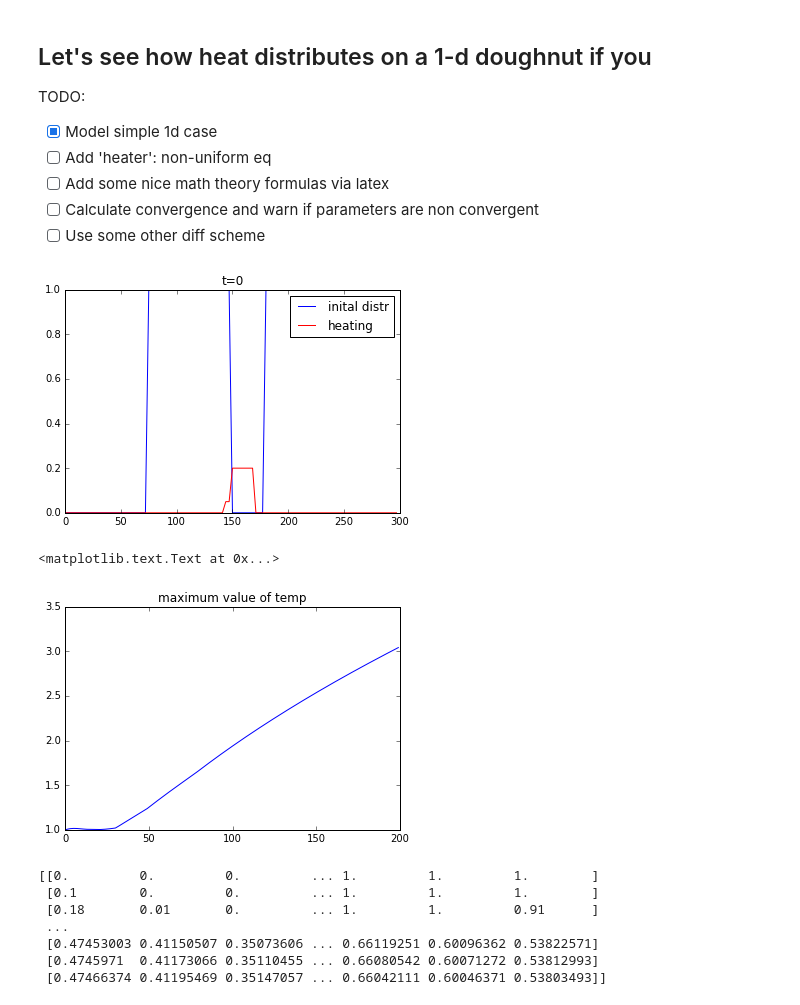
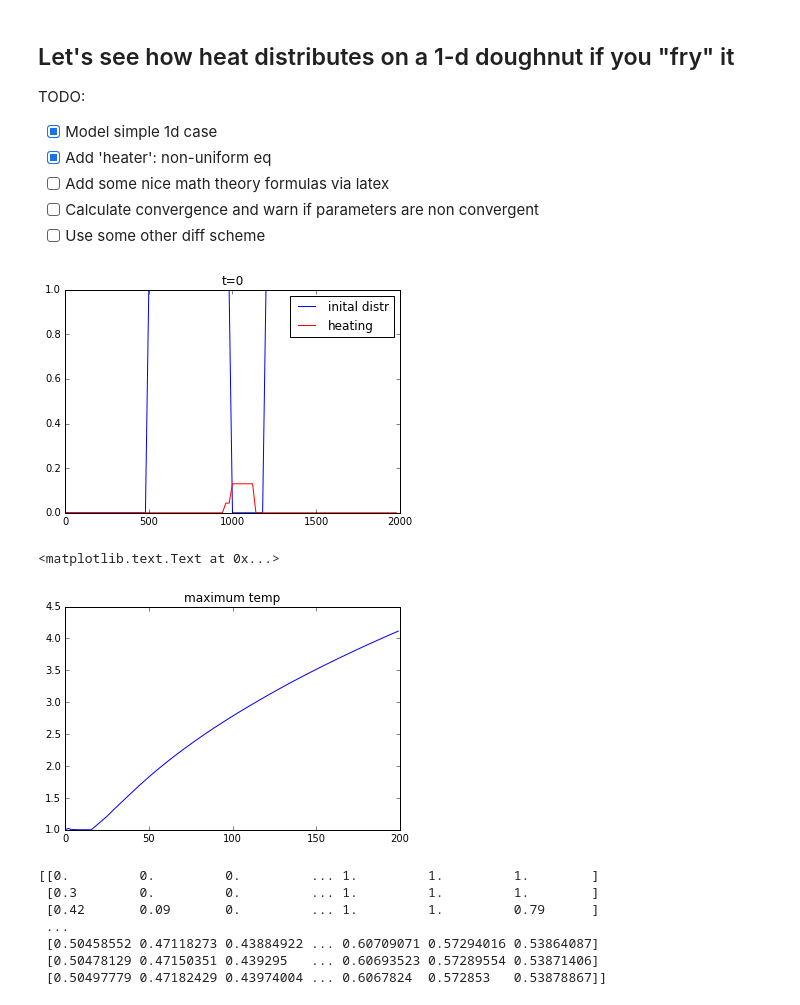
Before and after one commit to DaniloZZZ/Ideas-Fun, a Jupyter notebook: python/Diff_1d.ipynb, the cells around one changed output. Cells and saved outputs as stored; diff of their text form; code cells hidden in the pictures.

```diff
--- a/python/Diff_1d.ipynb
+++ b/python/Diff_1d.ipynb
@@ -2,10 +2,10 @@
 import numpy as np
 import matplotlib.pyplot as plt
 # %% [markdown]
-## Let's see how heat distributes on a 1-d doughnut if you
+## Let's see how heat distributes on a 1-d doughnut if you "fry" it
 TODO:
 - [x] Model simple 1d case
-- [ ] Add 'heater': non-uniform eq
+- [x] Add 'heater': non-uniform eq
 - [ ] Add some nice math theory formulas via latex
 - [ ] Calculate convergence and warn if parameters are non convergent
 - [ ] Use some other diff scheme
@@ -13,18 +13,18 @@ TODO:
 
 x_size = 100  # dim size
 t_steps = 200   # time dim size
-dx = 3
-dt = 0.1
-D =  3 #diff coef
-# init func via Heaviside
+dx = 20
+dt = 0.3
+D =  20 #diff coef
+# ini func via Heaviside
 U0 = np.zeros(x_size)
 U0[x_size//4:] = 1.
 U0[x_size//2:x_size//2+10]=0.
 
 #init 'heater'
 H = np.zeros(x_size)
-H[x_size//2-2:x_size//2+7]=0.2
-H/=(3*U0+1.)
+H[x_size//2-2:x_size//2+7]=0.13
+H/=(2*U0+1.)
 
 plt.plot(dx*np.arange(len(U0)),U0,label='inital distr')
 plt.plot(dx*np.arange(len(H)),H,color='r',label='heating')
@@ -32,42 +32,42 @@ plt.title('t=0')
 plt.legend()
 plt.show()
 # %% [output]
-[figure, old version]
+[figure, new version]
 # %%
 # init with U0
 U_ti = U0
 U = [U_ti[1:]]
 maxs = [max(U_ti)]
 
 for ti in range(1,t_steps):
     U_next = []
     U_ti = np.concatenate(([U_ti[-1]], U_ti, [U_ti[0]] ))
     for xi in range(1,x_size):
         # pad torus-like
         # step!
         tt = dt/dx* D*( U_ti[xi-1] - 2*U_ti[xi] +U_ti[xi+1] ) + U_ti[xi] + dt*H[xi]
         U_next.append(tt)
     U_ti = np.array(U_next)
     maxs.append(max(U_ti))
 
     #print(max(U_ti),U_ti.shape)
     U.append(U_ti)
 plt.plot(maxs)
-plt.title('maximum value of temp')
+plt.title('maximum temp')
 # %% [output]
 <matplotlib.text.Text at 0x...>
-[figure, old version]
+[figure, new version]
 # %%
 U = np.array(U)
 print(U)
 # %% [output]
 [[0.         0.         0.         ... 1.         1.         1.        ]
- [0.1        0.         0.         ... 1.         1.         1.        ]
- [0.18       0.01       0.         ... 1.         1.         0.91      ]
+ [0.3        0.         0.         ... 1.         1.         1.        ]
+ [0.42       0.09       0.         ... 1.         1.         0.79      ]
  ...
- [0.47453003 0.41150507 0.35073606 ... 0.66119251 0.60096362 0.53822571]
- [0.4745971  0.41173066 0.35110455 ... 0.66080542 0.60071272 0.53812993]
- [0.47466374 0.41195469 0.35147057 ... 0.66042111 0.60046371 0.53803493]]
+ [0.50458552 0.47118273 0.43884922 ... 0.60709071 0.57294016 0.53864087]
+ [0.50478129 0.47150351 0.439295   ... 0.60693523 0.57289554 0.53871406]
+ [0.50497779 0.47182429 0.43974004 ... 0.6067824  0.572853   0.53878867]]
 # %%
 U=np.array(U*256)
 print(U.shape)
```
Also changed, not shown: parts of 1 cell of this notebook.
